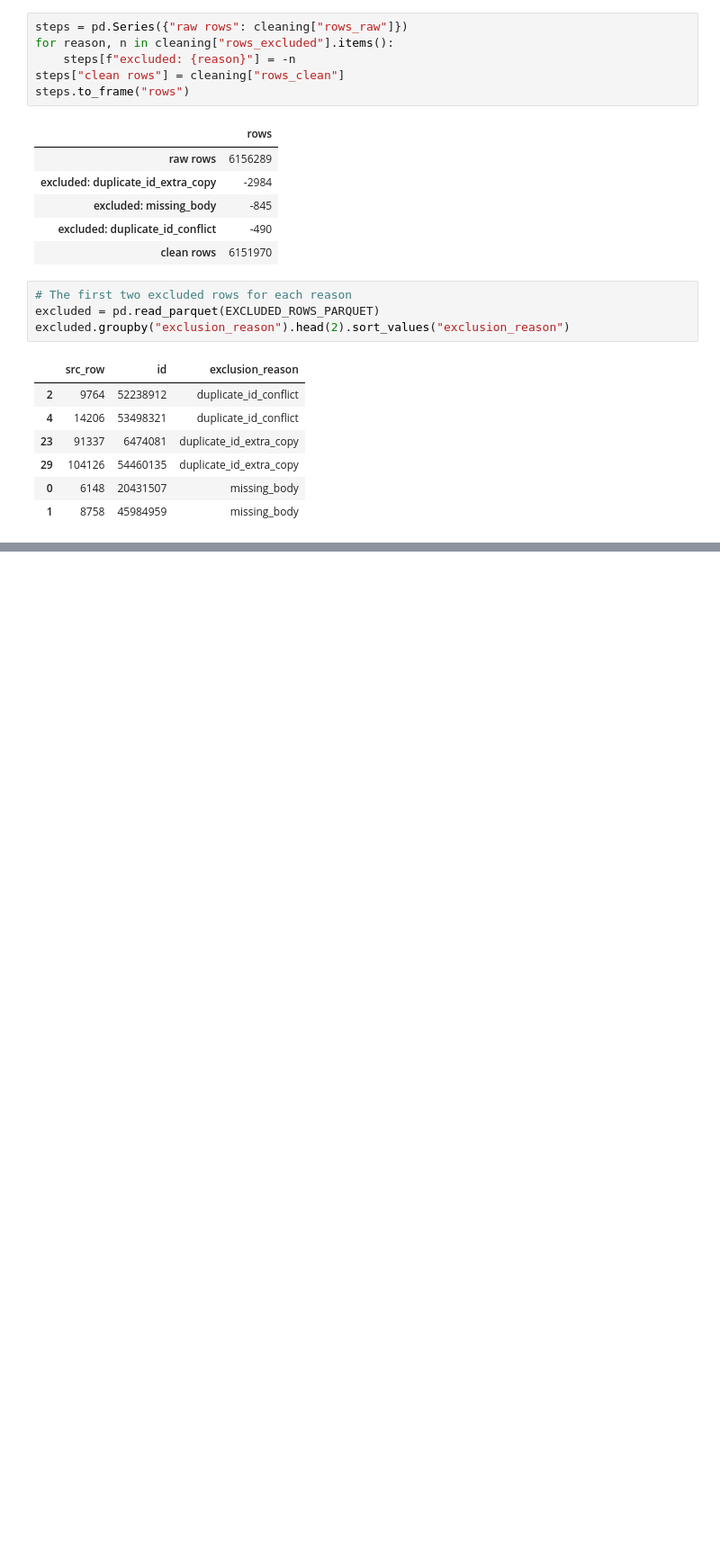
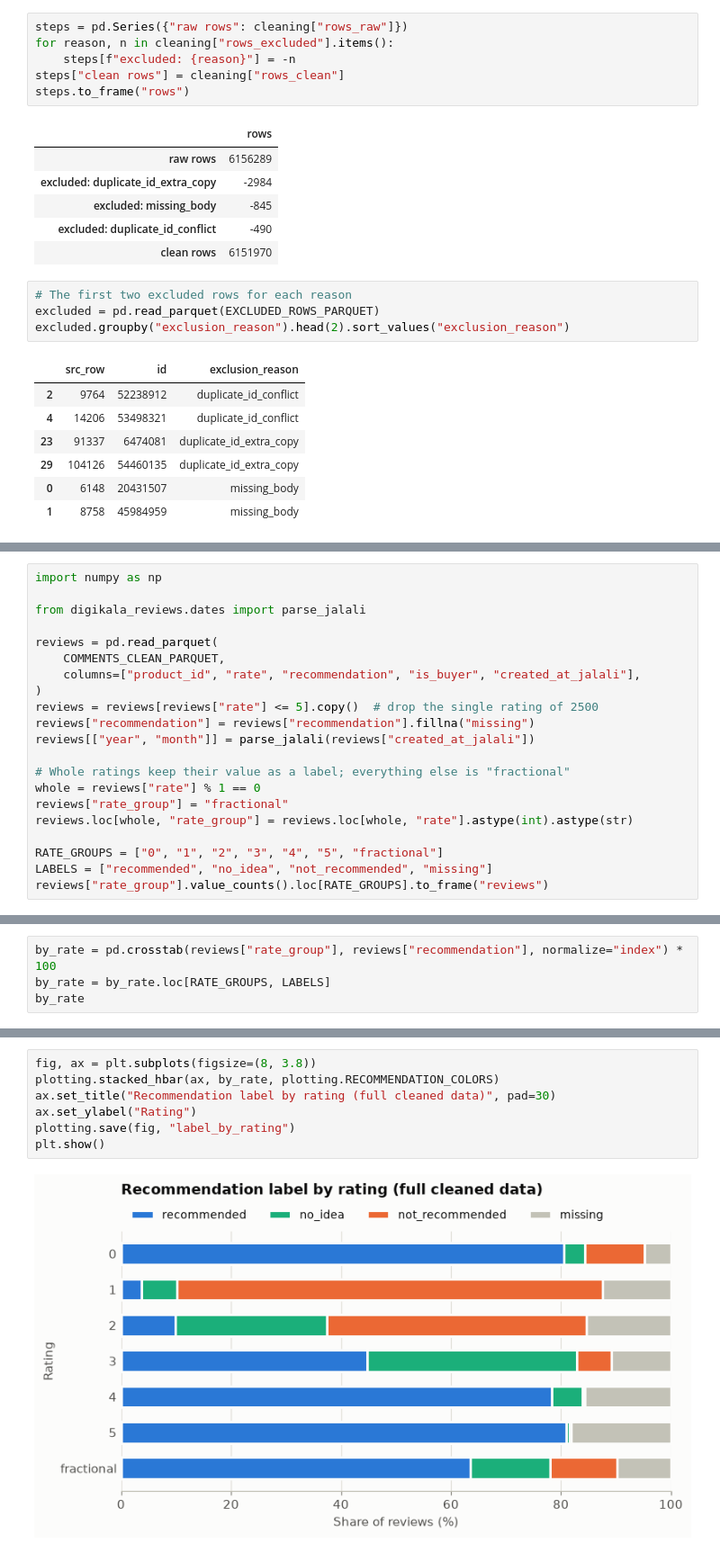
Before and after one commit to alidarviish/digikala-review-analysis, a Jupyter notebook: notebooks/01_descriptive_analysis.ipynb, the cells around one changed output, grey strips where cells are left out. Shown at 90% size. Drawn from its saved outputs; the diff is of its cells as text; blank space fills up the shorter version.

```diff
--- a/notebooks/01_descriptive_analysis.ipynb
+++ b/notebooks/01_descriptive_analysis.ipynb
@@ -373,0 +387,21 @@ nearly half of the `low` labels would be wrong. Section 3 tests this before the
+# %%
+import numpy as np
+
+from digikala_reviews.dates import parse_jalali
+
+reviews = pd.read_parquet(
+    COMMENTS_CLEAN_PARQUET,
+    columns=["product_id", "rate", "recommendation", "is_buyer", "created_at_jalali"],
+)
+reviews = reviews[reviews["rate"] <= 5].copy()  # drop the single rating of 2500
+reviews["recommendation"] = reviews["recommendation"].fillna("missing")
+reviews[["year", "month"]] = parse_jalali(reviews["created_at_jalali"])
+
+# Whole ratings keep their value as a label; everything else is "fractional"
+whole = reviews["rate"] % 1 == 0
+reviews["rate_group"] = "fractional"
+reviews.loc[whole, "rate_group"] = reviews.loc[whole, "rate"].astype(int).astype(str)
+
+RATE_GROUPS = ["0", "1", "2", "3", "4", "5", "fractional"]
+LABELS = ["recommended", "no_idea", "not_recommended", "missing"]
+reviews["rate_group"].value_counts().loc[RATE_GROUPS].to_frame("reviews")
@@ -373,0 +422,4 @@ nearly half of the `low` labels would be wrong. Section 3 tests this before the
+# %%
+by_rate = pd.crosstab(reviews["rate_group"], reviews["recommendation"], normalize="index") * 100
+by_rate = by_rate.loc[RATE_GROUPS, LABELS]
+by_rate
@@ -373,0 +436,9 @@ nearly half of the `low` labels would be wrong. Section 3 tests this before the
+# %%
+fig, ax = plt.subplots(figsize=(8, 3.8))
+plotting.stacked_hbar(ax, by_rate, plotting.RECOMMENDATION_COLORS)
+ax.set_title("Recommendation label by rating (full cleaned data)", pad=30)
+ax.set_ylabel("Rating")
+plotting.save(fig, "label_by_rating")
+plt.show()
+# %% [output]
+[figure, added]
```
Also changed, not shown: parts of 24 cells of this notebook, 3 other files.
